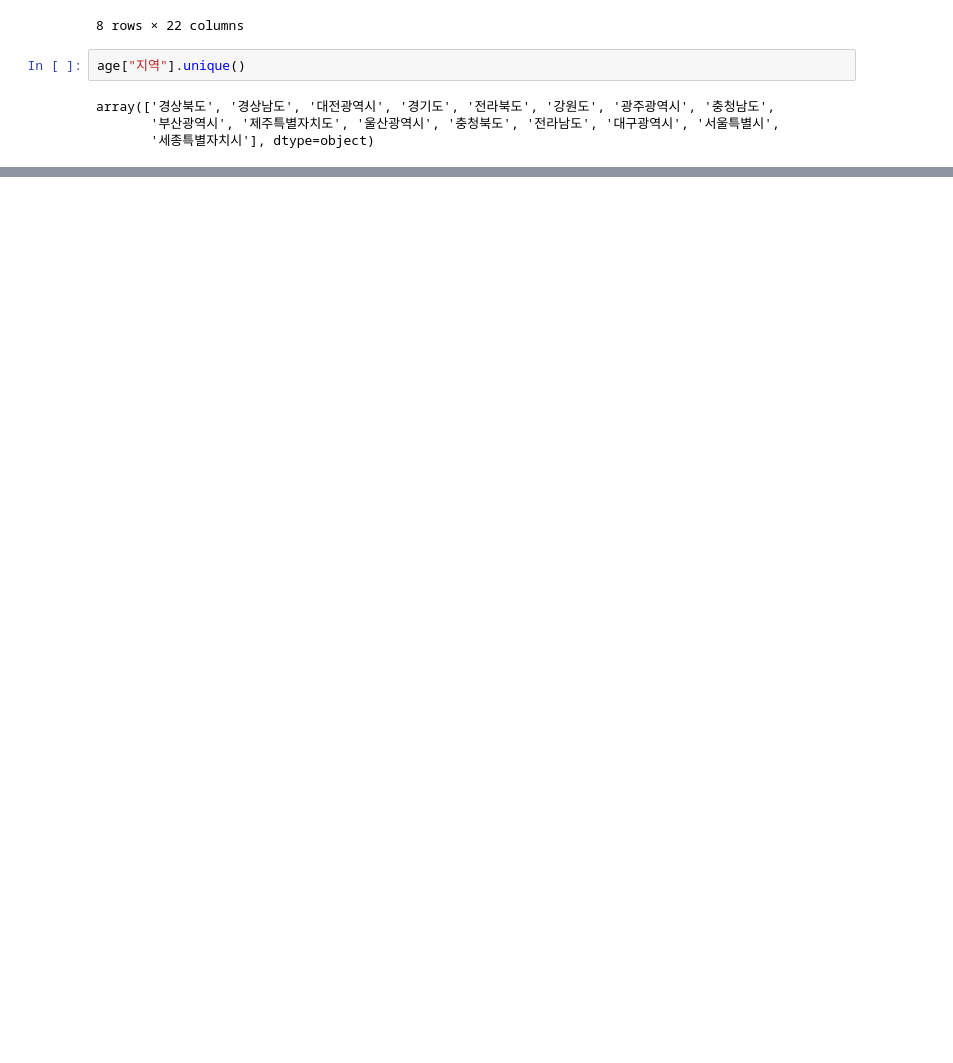
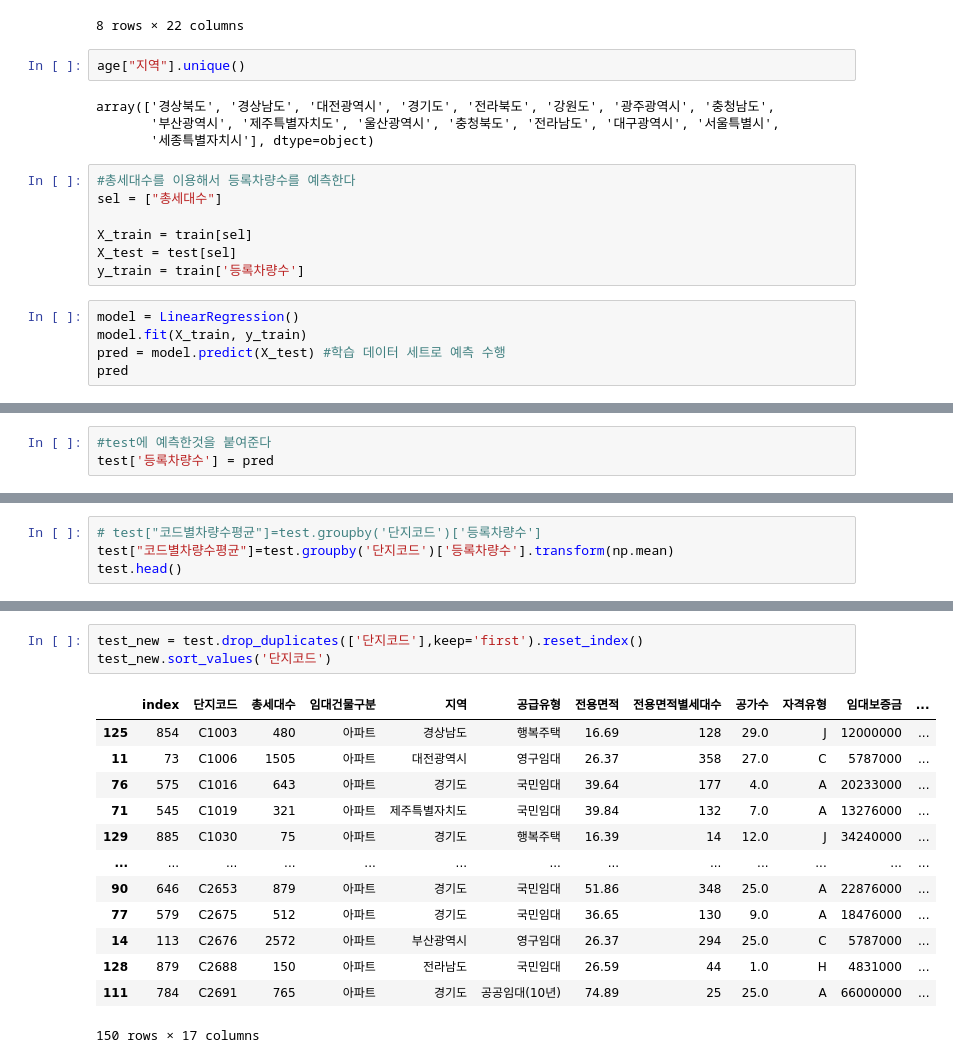
Before and after one commit to jinijini-jinilamp/dacon_parking_demand_competition, a Jupyter notebook: 01_데이터셋_살펴보기.ipynb, the cells around one changed output, grey strips where cells are left out. Drawn from its saved outputs; the diff is of its cells as text; blank space fills up the shorter version.

```diff
--- a/01_데이터셋_살펴보기.ipynb
+++ b/01_데이터셋_살펴보기.ipynb
@@ -118,3 +156,15 @@ age["지역"].unique()
 array(['경상북도', '경상남도', '대전광역시', '경기도', '전라북도', '강원도', '광주광역시', '충청남도',
        '부산광역시', '제주특별자치도', '울산광역시', '충청북도', '전라남도', '대구광역시', '서울특별시',
        '세종특별자치시'], dtype=object)
+# %%
+#총세대수를 이용해서 등록차량수를 예측한다
+sel = ["총세대수"]
+
+X_train = train[sel]
+X_test = test[sel]
+y_train = train['등록차량수']
+# %%
+model = LinearRegression()
+model.fit(X_train, y_train)
+pred = model.predict(X_test) #학습 데이터 세트로 예측 수행
+pred
@@ -120,0 +195,3 @@ array(['경상북도', '경상남도', '대전광역시', '경기도', '전라
+# %%
+#test에 예측한것을 붙여준다
+test['등록차량수'] = pred
@@ -120,0 +242,4 @@ array(['경상북도', '경상남도', '대전광역시', '경기도', '전라
+# %%
+# test["코드별차량수평균"]=test.groupby('단지코드')['등록차량수']
+test["코드별차량수평균"]=test.groupby('단지코드')['등록차량수'].transform(np.mean)
+test.head()
@@ -120,0 +253,17 @@ array(['경상북도', '경상남도', '대전광역시', '경기도', '전라
+# %%
+test_new = test.drop_duplicates(['단지코드'],keep='first').reset_index()
+test_new.sort_values('단지코드')
+# %% [output]
+|  | index | 단지코드 | 총세대수 | 임대건물구분 | 지역 | 공급유형 | 전용면적 | 전용면적별세대수 | 공가수 | 자격유형 | 임대보증금 | ... |
+| 125 | 854 | C1003 | 480 | 아파트 | 경상남도 | 행복주택 | 16.69 | 128 | 29.0 | J | 12000000 | ... |
+| 11 | 73 | C1006 | 1505 | 아파트 | 대전광역시 | 영구임대 | 26.37 | 358 | 27.0 | C | 5787000 | ... |
+| 76 | 575 | C1016 | 643 | 아파트 | 경기도 | 국민임대 | 39.64 | 177 | 4.0 | A | 20233000 | ... |
+| 71 | 545 | C1019 | 321 | 아파트 | 제주특별자치도 | 국민임대 | 39.84 | 132 | 7.0 | A | 13276000 | ... |
+| 129 | 885 | C1030 | 75 | 아파트 | 경기도 | 행복주택 | 16.39 | 14 | 12.0 | J | 34240000 | ... |
+| ... | ... | ... | ... | ... | ... | ... | ... | ... | ... | ... | ... | ... |
+| 90 | 646 | C2653 | 879 | 아파트 | 경기도 | 국민임대 | 51.86 | 348 | 25.0 | A | 22876000 | ... |
+| 77 | 579 | C2675 | 512 | 아파트 | 경기도 | 국민임대 | 36.65 | 130 | 9.0 | A | 18476000 | ... |
+| 14 | 113 | C2676 | 2572 | 아파트 | 부산광역시 | 영구임대 | 26.37 | 294 | 25.0 | C | 5787000 | ... |
+| 128 | 879 | C2688 | 150 | 아파트 | 전라남도 | 국민임대 | 26.59 | 44 | 1.0 | H | 4831000 | ... |
+| 111 | 784 | C2691 | 765 | 아파트 | 경기도 | 공공임대(10년) | 74.89 | 25 | 25.0 | A | 66000000 | ... |
+150 rows × 17 columns
```
Also changed, not shown: parts of 18 cells of this notebook, 2 other files.
